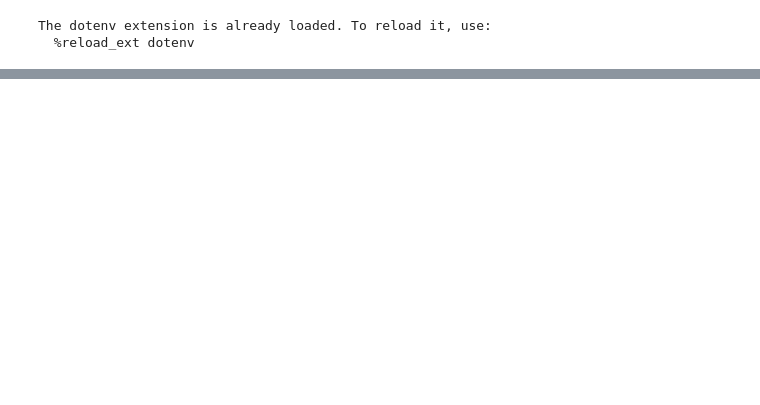
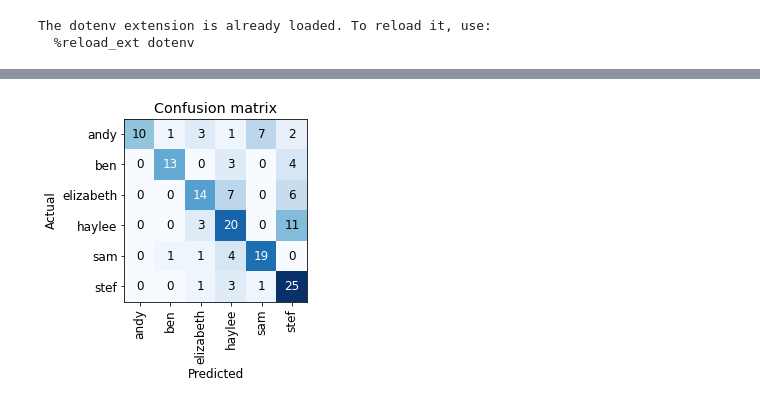
Before and after one commit to hayleefay/tell-my-friends-apart, a Jupyter notebook: tell-my-friends-apart.ipynb, the cells around one changed output, grey strips where cells are left out. Saved outputs shown, nothing was run; the diff lists cells and outputs as text; code cells hidden in the pictures; blank space fills up the shorter version.

Commit message:
tiny fine-tuned model made

```diff
--- a/tell-my-friends-apart.ipynb
+++ b/tell-my-friends-apart.ipynb
@@ -27,0 +28,12 @@ if not path.exists():
+# %%
+friends_data = DataBlock(
+    blocks=(ImageBlock, CategoryBlock),
+    get_items=get_image_files,
+    splitter=RandomSplitter(valid_pct=0.2, seed=42),
+    get_y=parent_label,
+    item_tfms=RandomResizedCrop(224, min_scale=0.3),
+    batch_tfms=aug_transforms())
+dls = friends_data.dataloaders(path)
+# %%
+learn = cnn_learner(dls, resnet18, metrics=error_rate)
+learn.fine_tune(4)
@@ -27,0 +49,4 @@ if not path.exists():
+# %%
+interp = ClassificationInterpretation.from_learner(learn)
+interp.plot_confusion_matrix()
+# %% [output]
@@ -27,0 +54 @@ if not path.exists():
+[figure, added]
```
Also changed, not shown: parts of 5 cells of this notebook.
